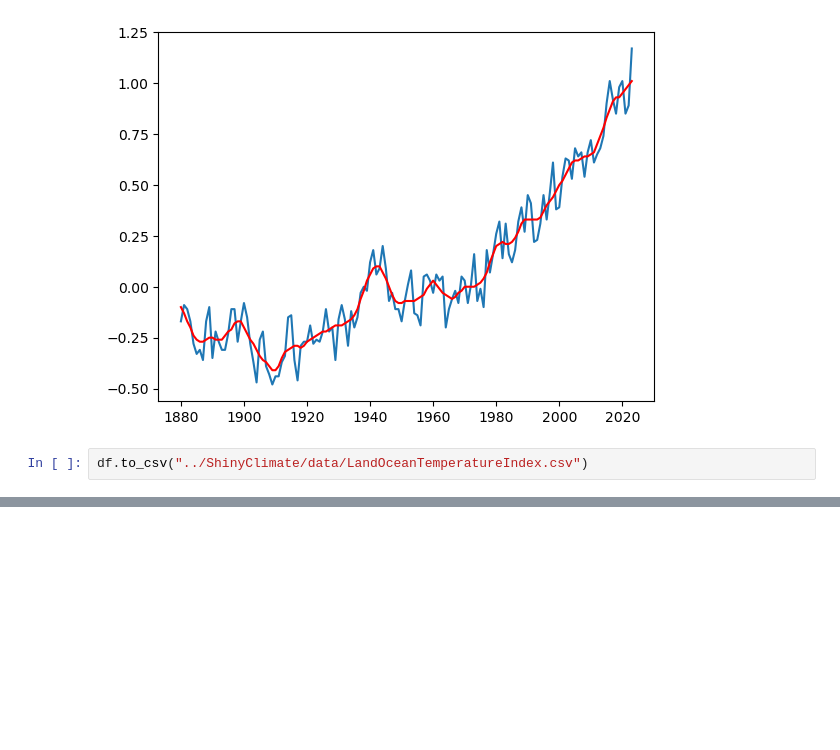
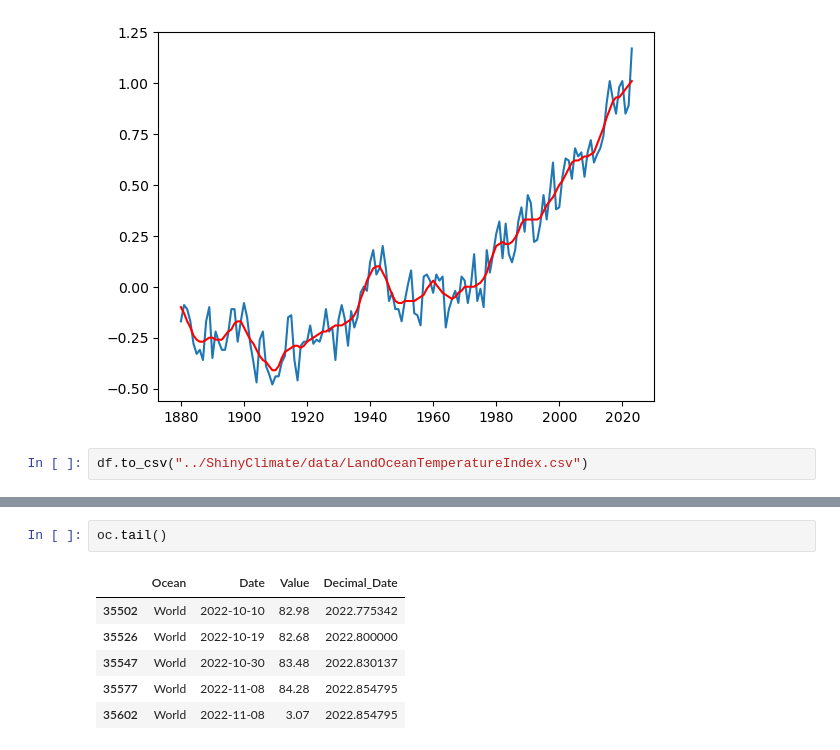
Before and after one commit to sourish33/ClimateChangeAnalysis, a Jupyter notebook: notebooks/analysis.ipynb, the cells around one changed output, grey strips where cells are left out. Saved outputs shown, nothing was run; the diff lists cells and outputs as text; blank space fills up the shorter version.

```diff
--- a/notebooks/analysis.ipynb
+++ b/notebooks/analysis.ipynb
@@ -198,0 +254,9 @@ df.to_csv("../ShinyClimate/data/LandOceanTemperatureIndex.csv")
+# %%
+oc.tail()
+# %% [output]
+|  | Ocean | Date | Value | Decimal_Date |
+| 35502 | World | 2022-10-10 | 82.98 | 2022.775342 |
+| 35526 | World | 2022-10-19 | 82.68 | 2022.800000 |
+| 35547 | World | 2022-10-30 | 83.48 | 2022.830137 |
+| 35577 | World | 2022-11-08 | 84.28 | 2022.854795 |
+| 35602 | World | 2022-11-08 | 3.07 | 2022.854795 |
```
Also changed, not shown: parts of 9 cells of this notebook, 21 other files.
